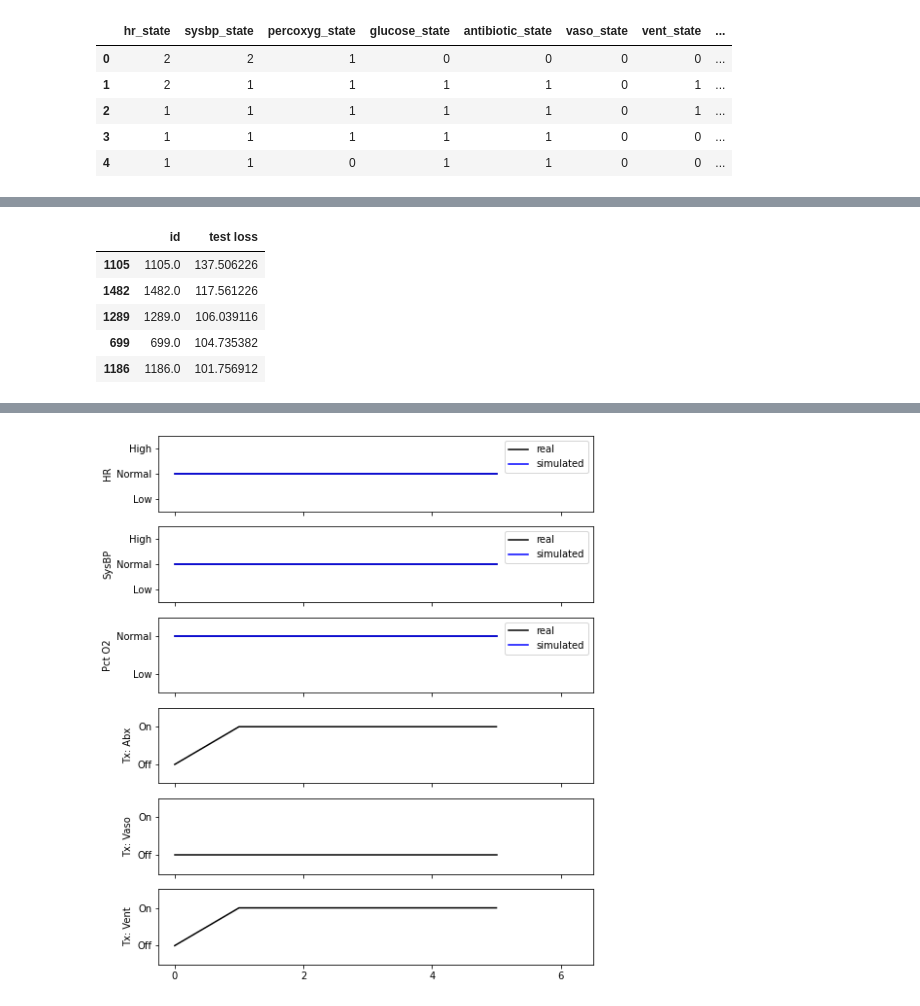
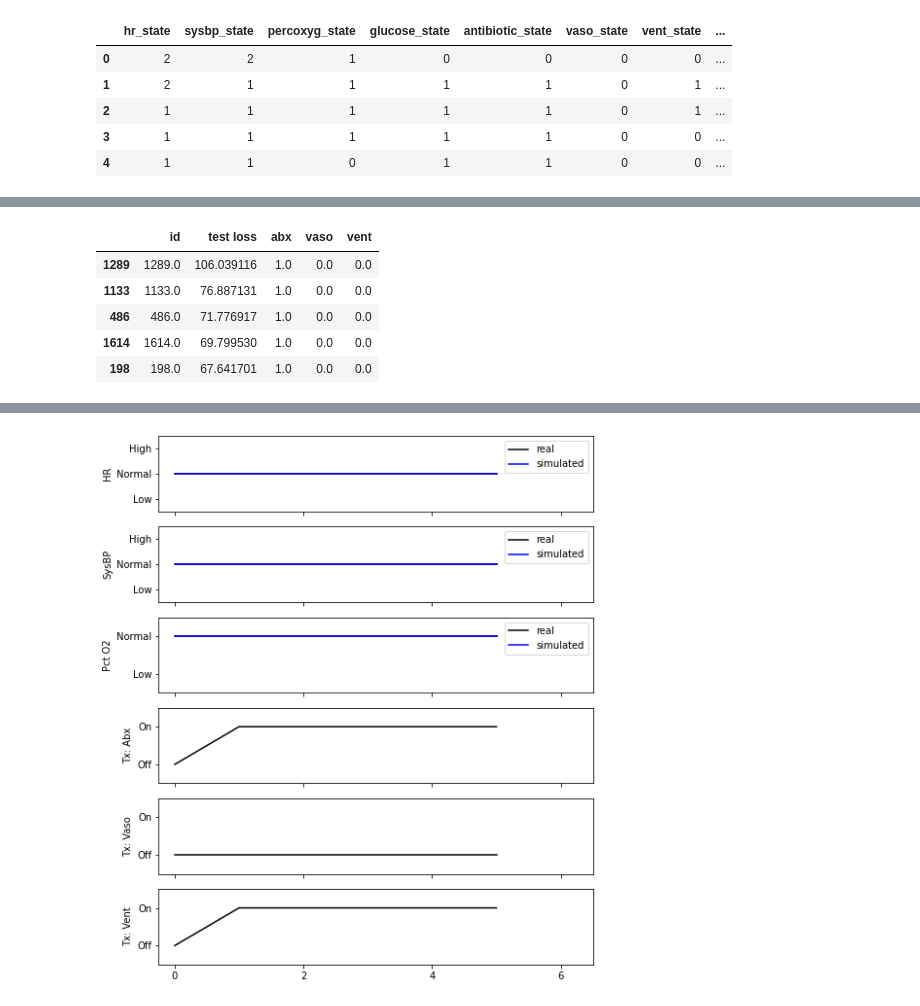
Before and after one commit to faaizT/SimulatorValidation, a Jupyter notebook: Sontag Simulator Results.ipynb, the cells around one changed output, grey strips where cells are left out. Cells and saved outputs as stored; diff of their text form; code cells hidden in the pictures.

```diff
--- a/Sontag Simulator Results.ipynb
+++ b/Sontag Simulator Results.ipynb
@@ -149,12 +168,3 @@ model_path = '/data/localhost/taufiq/gms-glucose-diab-missing-run6/gms-run6-sim_
 simulator_name = 'antibiotic2'
 # %%
 losses = simulator_validation_losses(simulator_name, model_path, path)
-# %%
-losses.head()
-# %% [output]
-|  | id | test loss |
-| 1105 | 1105.0 | 137.506226 |
-| 1482 | 1482.0 | 117.561226 |
-| 1289 | 1289.0 | 106.039116 |
-| 699 | 699.0 | 104.735382 |
-| 1186 | 1186.0 | 101.756912 |
@@ -160,0 +176,10 @@ losses.head()
+# %%
+losses_filtered = losses[(losses['vaso']==0.0) & (losses['vent']==0.0)]
+losses_filtered.head()
+# %% [output]
+|  | id | test loss | abx | vaso | vent |
+| 1289 | 1289.0 | 106.039116 | 1.0 | 0.0 | 0.0 |
+| 1133 | 1133.0 | 76.887131 | 1.0 | 0.0 | 0.0 |
+| 486 | 486.0 | 71.776917 | 1.0 | 0.0 | 0.0 |
+| 1614 | 1614.0 | 69.799530 | 1.0 | 0.0 | 0.0 |
+| 198 | 198.0 | 67.641701 | 1.0 | 0.0 | 0.0 |
```
Also changed, not shown: parts of 12 cells of this notebook.
